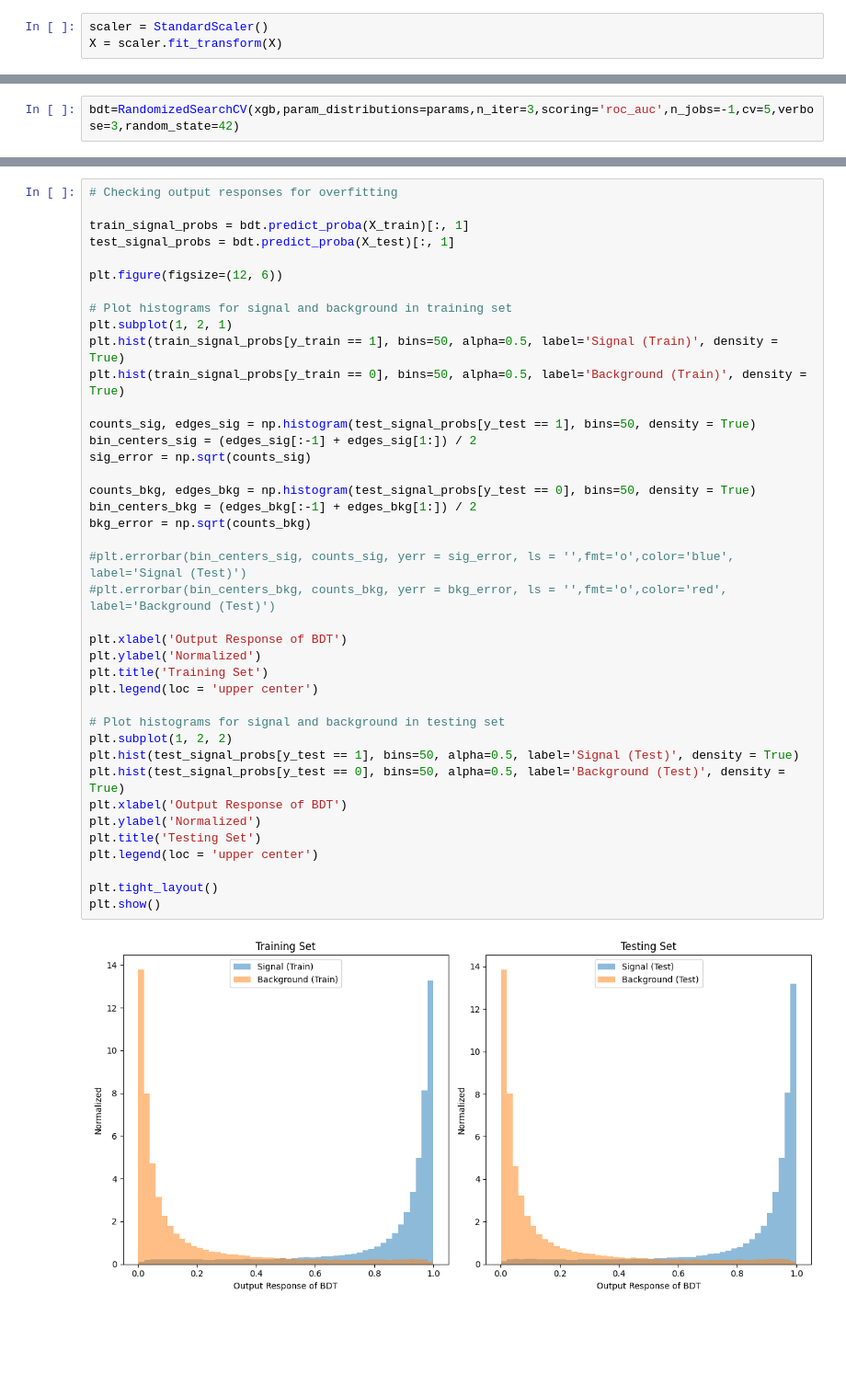
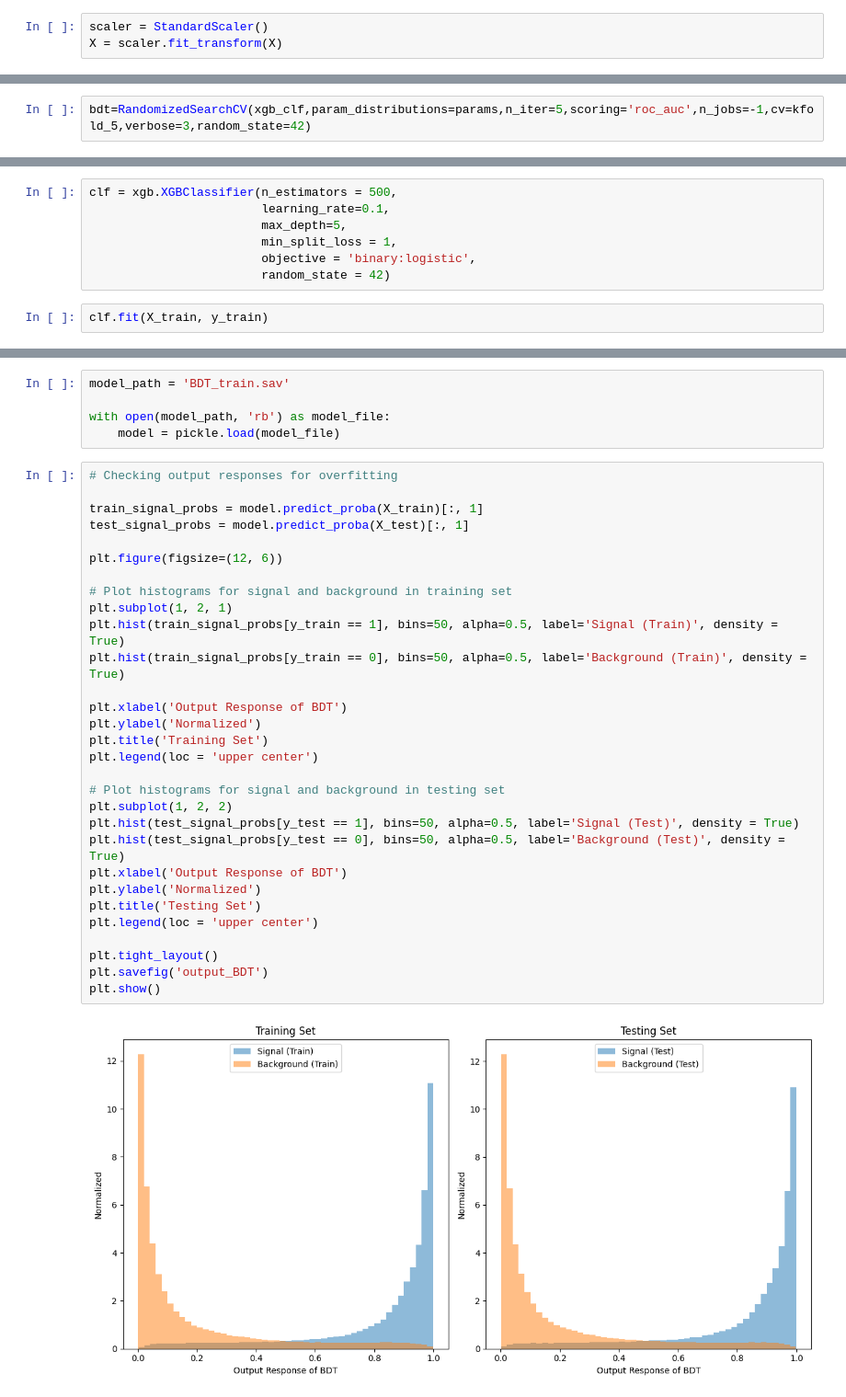
Before and after one commit to mernaskew/SummerFun, a Jupyter notebook: BDT.ipynb, the cells around one changed output, grey strips where cells are left out. Shown at 92% size. Saved outputs shown, nothing was run; the diff lists cells and outputs as text; blank space fills up the shorter version.

```diff
--- a/BDT.ipynb
+++ b/BDT.ipynb
@@ -101,5 +80,5 @@ params = {
 # %%
-bdt=RandomizedSearchCV(xgb,param_distributions=params,n_iter=3,scoring='roc_auc',n_jobs=-1,cv=5,verbose=3,random_state=42)
+bdt=RandomizedSearchCV(xgb_clf,param_distributions=params,n_iter=5,scoring='roc_auc',n_jobs=-1,cv=kfold_5,verbose=3,random_state=42)
 # %%
 bdt.fit(X_train, y_train)
 # %% [output]
@@ -129 +102,10 @@ RandomizedSearchCV(cv=5,
                    random_state=42, scoring='roc_auc', verbose=3)
+# %%
+clf = xgb.XGBClassifier(n_estimators = 500,
+                        learning_rate=0.1,
+                        max_depth=5,
+                        min_split_loss = 1,
+                        objective = 'binary:logistic',
+                        random_state = 42)
+# %%
+clf.fit(X_train, y_train)
@@ -130,42 +126,37 @@ RandomizedSearchCV(cv=5,
+# %%
+model_path = 'BDT_train.sav'
+
+with open(model_path, 'rb') as model_file:
+    model = pickle.load(model_file)
 # %%
 # Checking output responses for overfitting
 
-train_signal_probs = bdt.predict_proba(X_train)[:, 1]
-test_signal_probs = bdt.predict_proba(X_test)[:, 1]
+train_signal_probs = model.predict_proba(X_train)[:, 1]
+test_signal_probs = model.predict_proba(X_test)[:, 1]
 
 plt.figure(figsize=(12, 6))
 
 # Plot histograms for signal and background in training set
 plt.subplot(1, 2, 1)
 plt.hist(train_signal_probs[y_train == 1], bins=50, alpha=0.5, label='Signal (Train)', density = True)
 plt.hist(train_signal_probs[y_train == 0], bins=50, alpha=0.5, label='Background (Train)', density = True)
-
-counts_sig, edges_sig = np.histogram(test_signal_probs[y_test == 1], bins=50, density = True)
-bin_centers_sig = (edges_sig[:-1] + edges_sig[1:]) / 2
-sig_error = np.sqrt(counts_sig)
-
-counts_bkg, edges_bkg = np.histogram(test_signal_probs[y_test == 0], bins=50, density = True)
-bin_centers_bkg = (edges_bkg[:-1] + edges_bkg[1:]) / 2
-bkg_error = np.sqrt(counts_bkg)
-
-#plt.errorbar(bin_centers_sig, counts_sig, yerr = sig_error, ls = '',fmt='o',color='blue', label='Signal (Test)')
-#plt.errorbar(bin_centers_bkg, counts_bkg, yerr = bkg_error, ls = '',fmt='o',color='red', label='Background (Test)')
 
 plt.xlabel('Output Response of BDT')
 plt.ylabel('Normalized')
 plt.title('Training Set')
 plt.legend(loc = 'upper center')
 
 # Plot histograms for signal and background in testing set
 plt.subplot(1, 2, 2)
 plt.hist(test_signal_probs[y_test == 1], bins=50, alpha=0.5, label='Signal (Test)', density = True)
 plt.hist(test_signal_probs[y_test == 0], bins=50, alpha=0.5, label='Background (Test)', density = True)
 plt.xlabel('Output Response of BDT')
 plt.ylabel('Normalized')
 plt.title('Testing Set')
 plt.legend(loc = 'upper center')
 
 plt.tight_layout()
+plt.savefig('output_BDT')
 plt.show()
 # %% [output]
-[figure, old version]
+[figure, new version]
```
Also changed, not shown: parts of 21 cells of this notebook, 7 other files.
